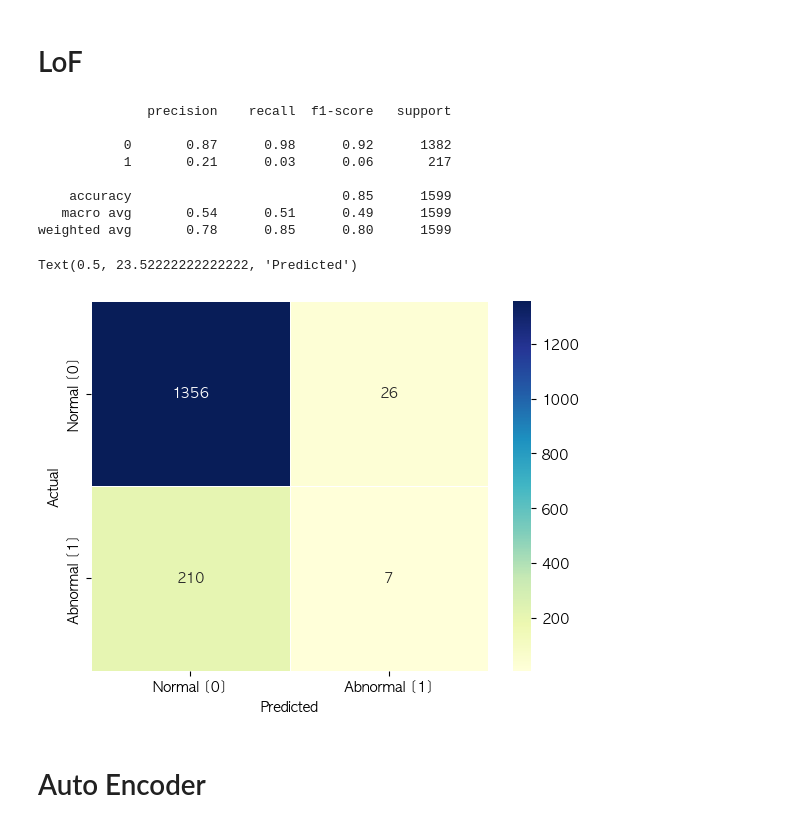
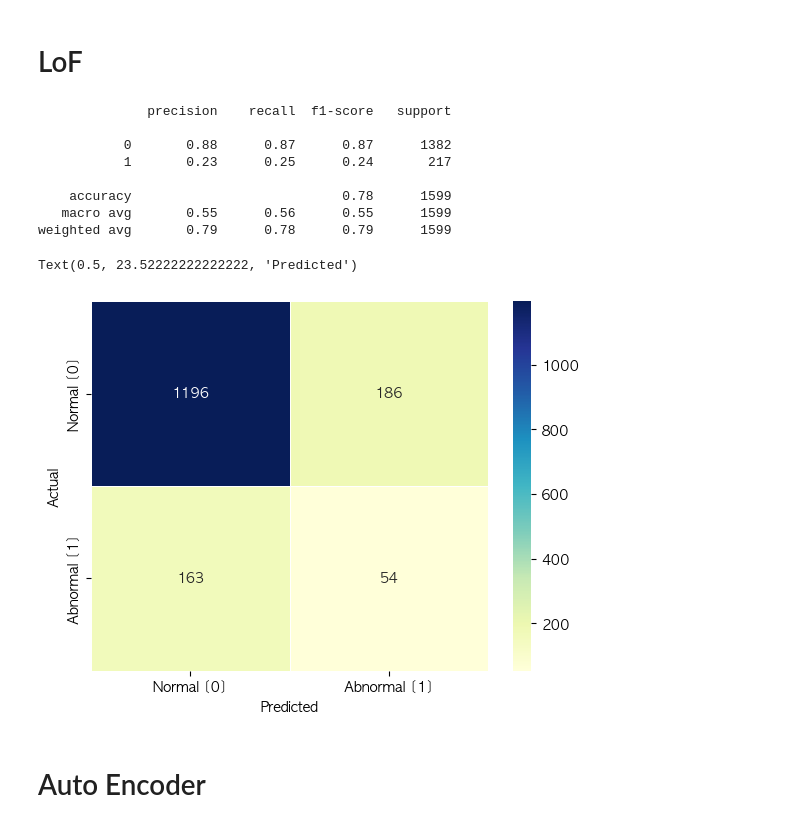
Before and after one commit to basamg912/imbalanced-anomaly-detection, a Jupyter notebook: notebooks/check.ipynb, the cells around one changed output. Saved outputs shown, nothing was run; the diff lists cells and outputs as text; code cells hidden in the pictures.

```diff
--- a/notebooks/check.ipynb
+++ b/notebooks/check.ipynb
@@ -678,33 +693,33 @@ Text(0.5, 23.52222222222222, 'Predicted')
 # %%
 from sklearn.neighbors import LocalOutlierFactor
 # %%
-lof = LocalOutlierFactor(novelty=False)
+lof = LocalOutlierFactor(novelty=False, n_neighbors=20, algorithm='auto',contamination=0.15)
 
 result = lof.fit_predict(X=over_sampled_x, y=over_sampled_y) # y doesnt use in fitting procedure
 
 result = pd.DataFrame(result)
 result = result.replace({1:0, -1:1})
 
 print(classification_report(y_true = over_sampled_y, y_pred = result))
 
 con_mat = confusion_matrix(y_true= over_sampled_y, y_pred = result)
 sns.heatmap(pd.DataFrame(con_mat, columns = ['Predicted', 'Actual']),
             xticklabels=['Normal [0]', 'Abnormal [1]'],
             yticklabels=['Normal [0]', 'Abnormal [1]'],
             annot=True, fmt="d", linewidths=.5, cmap="YlGnBu")
 plt.ylabel('Actual')
 plt.xlabel('Predicted')
 # %% [output]
               precision    recall  f1-score   support
 
-           0       0.87      0.98      0.92      1382
-           1       0.21      0.03      0.06       217
+           0       0.88      0.87      0.87      1382
+           1       0.23      0.25      0.24       217
 
-    accuracy                           0.85      1599
-   macro avg       0.54      0.51      0.49      1599
-weighted avg       0.78      0.85      0.80      1599
+    accuracy                           0.78      1599
+   macro avg       0.55      0.56      0.55      1599
+weighted avg       0.79      0.78      0.79      1599
 Text(0.5, 23.52222222222222, 'Predicted')
-[figure, old version]
+[figure, new version]
 # %% [markdown]
 # Auto Encoder
 # %%
```
Also changed, not shown: parts of 58 cells of this notebook.
